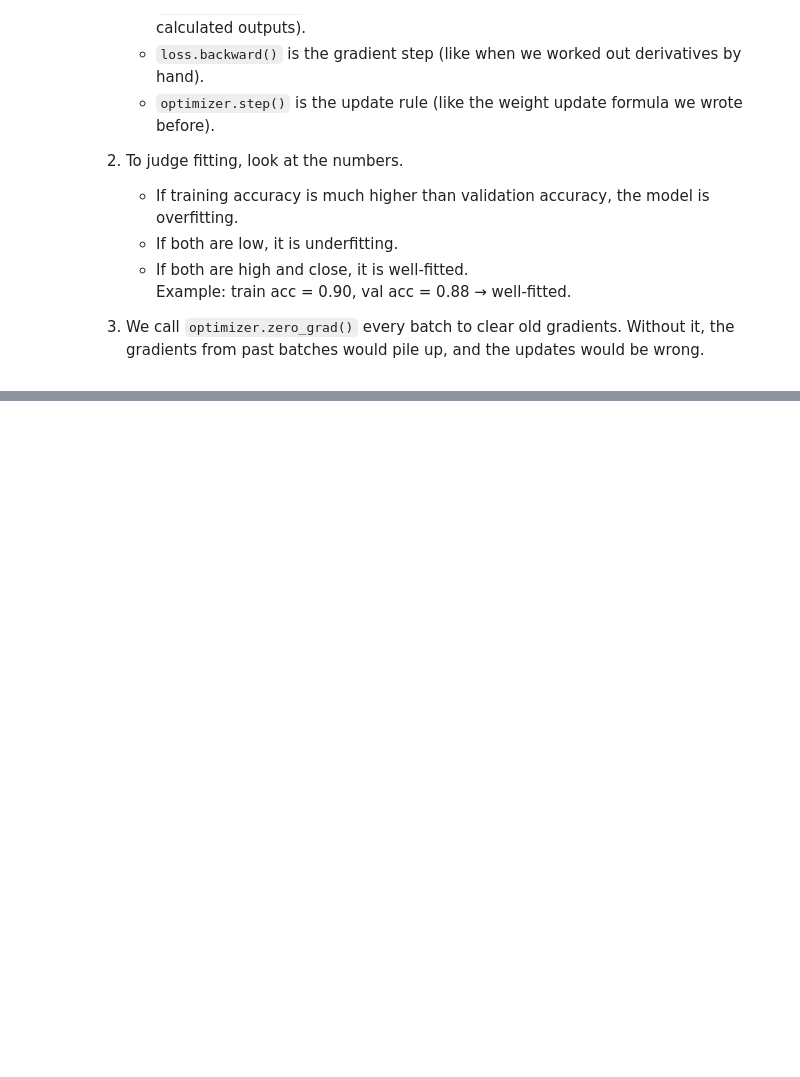
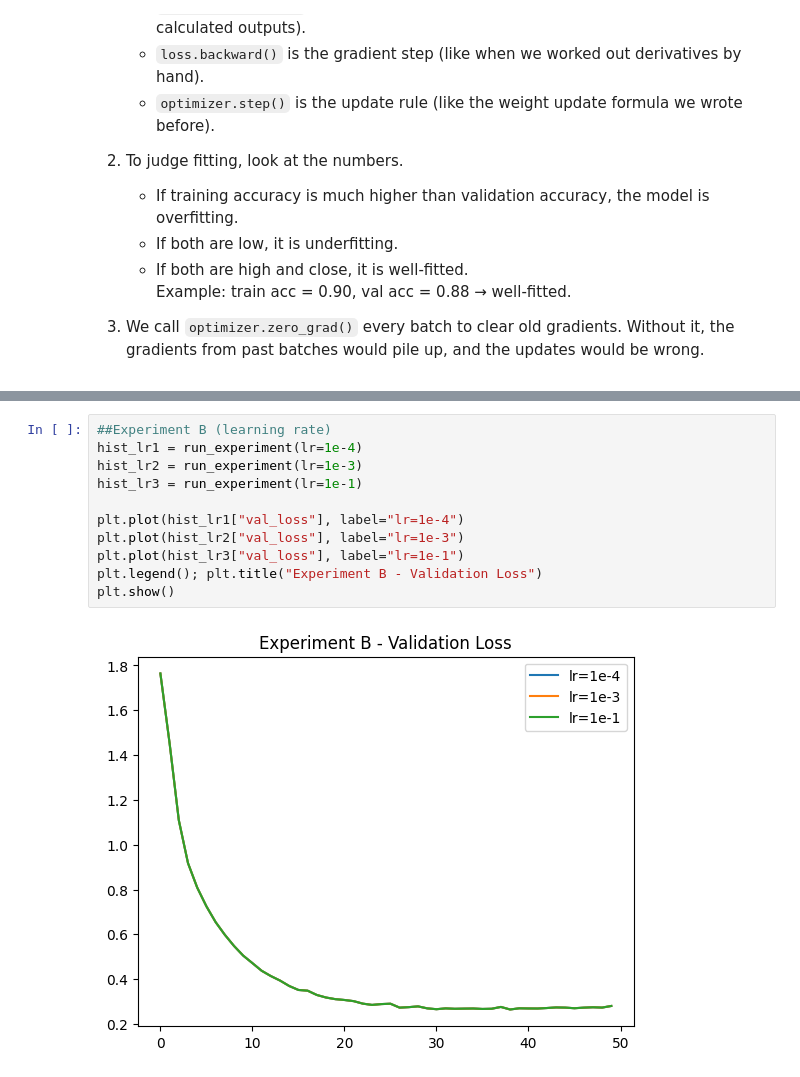
Before and after one commit to aluongleekalierleek/Lab_3, a Jupyter notebook: Lab_3.ipynb, the cells around one changed output, grey strips where cells are left out. Cells and saved outputs as stored; diff of their text form; blank space fills up the shorter version.

```diff
--- a/Lab_3.ipynb
+++ b/Lab_3.ipynb
@@ -447,0 +467,13 @@ Epoch 50: train_loss=0.0198, val_loss=0.2803, train_acc=1.0000, val_acc=0.9171
+# %%
+##Experiment B (learning rate)
+hist_lr1 = run_experiment(lr=1e-4)
+hist_lr2 = run_experiment(lr=1e-3)
+hist_lr3 = run_experiment(lr=1e-1)
+
+plt.plot(hist_lr1["val_loss"], label="lr=1e-4")
+plt.plot(hist_lr2["val_loss"], label="lr=1e-3")
+plt.plot(hist_lr3["val_loss"], label="lr=1e-1")
+plt.legend(); plt.title("Experiment B - Validation Loss")
+plt.show()
+# %% [output]
+[figure, added]
```
Also changed, not shown: parts of 4 cells of this notebook.
